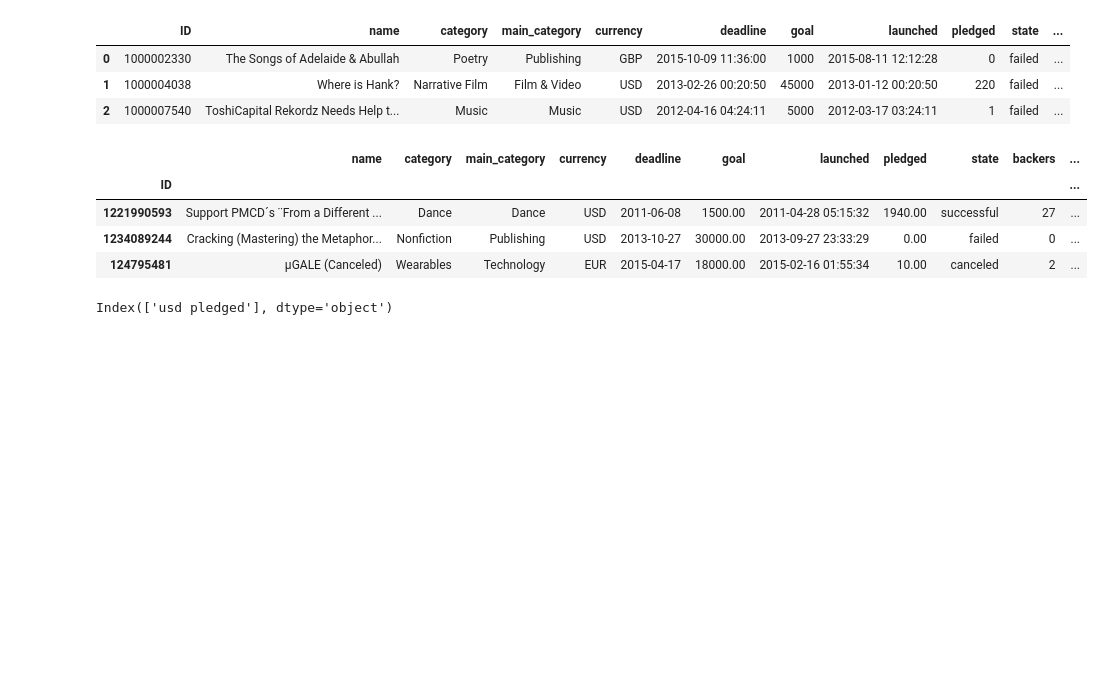
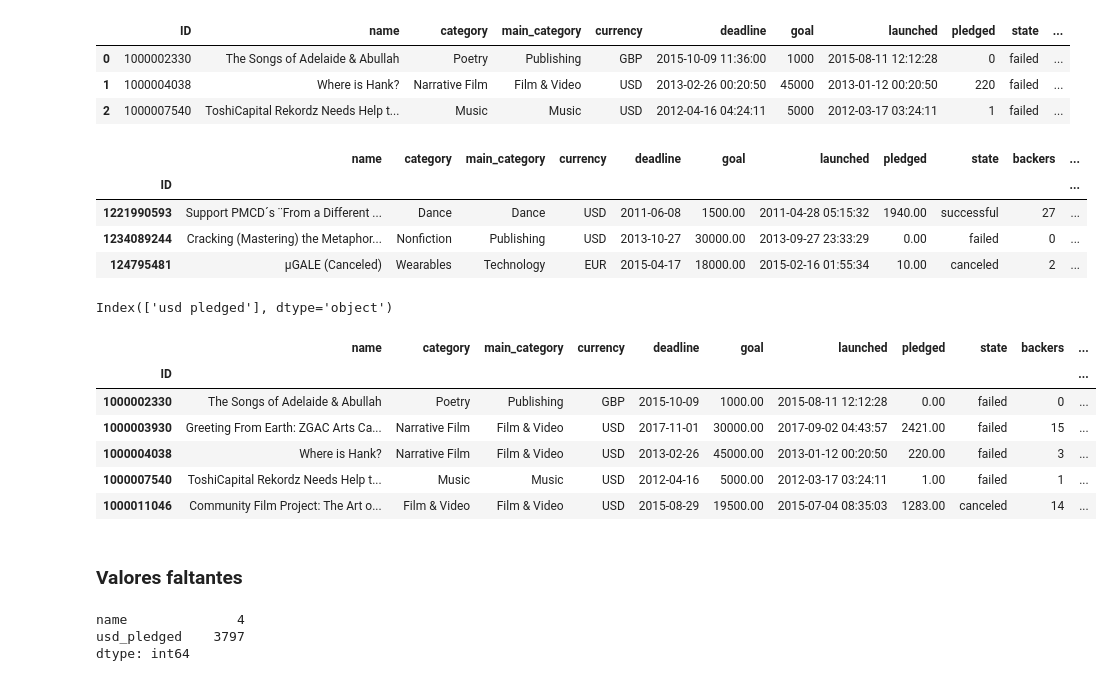
Before and after one commit to avdata99/diplo-datos-TPs-materia-2-analisis-y-curacion, a Jupyter notebook: TP 2 Análisis y curación.ipynb, the cells around one changed output. Cells and saved outputs as stored; diff of their text form; code cells hidden in the pictures; blank space fills up the shorter version.

```diff
--- a/TP 2 Análisis y curación.ipynb
+++ b/TP 2 Análisis y curación.ipynb
@@ -247,6 +247,16 @@ weirs.head(3)
 | 124795481 | µGALE (Canceled) | Wearables | Technology | EUR | 2015-04-17 | 18000.00 | 2015-02-16 01:55:34 | 10.00 | canceled | 2 | ... |
 # %%
 columnas_de_nombres_raros = kickstarter_2018.columns[~kickstarter_2018.columns.str.match(r'^(\w+)$')]
-columnas_de_nombres_raros
+print(columnas_de_nombres_raros)
+# "" arreglar ""
+kickstarter_2018.columns = kickstarter_2018.columns.str.replace(' ', '_')
+kickstarter_2018.head()
 # %% [output]
 Index(['usd pledged'], dtype='object')
+|  | name | category | main_category | currency | deadline | goal | launched | pledged | state | backers | ... |
+| ID |  |  |  |  |  |  |  |  |  |  | ... |
+| 1000002330 | The Songs of Adelaide & Abullah | Poetry | Publishing | GBP | 2015-10-09 | 1000.00 | 2015-08-11 12:12:28 | 0.00 | failed | 0 | ... |
+| 1000003930 | Greeting From Earth: ZGAC Arts Ca... | Narrative Film | Film & Video | USD | 2017-11-01 | 30000.00 | 2017-09-02 04:43:57 | 2421.00 | failed | 15 | ... |
+| 1000004038 | Where is Hank? | Narrative Film | Film & Video | USD | 2013-02-26 | 45000.00 | 2013-01-12 00:20:50 | 220.00 | failed | 3 | ... |
+| 1000007540 | ToshiCapital Rekordz Needs Help t... | Music | Music | USD | 2012-04-16 | 5000.00 | 2012-03-17 03:24:11 | 1.00 | failed | 1 | ... |
+| 1000011046 | Community Film Project: The Art o... | Film & Video | Film & Video | USD | 2015-08-29 | 19500.00 | 2015-07-04 08:35:03 | 1283.00 | canceled | 14 | ... |
@@ -254,0 +263,12 @@ Index(['usd pledged'], dtype='object')
+# %% [markdown]
+### Valores faltantes
+# %%
+# get the number of missing data points per column
+missing_values_count = kickstarter_2018.isnull().sum()
+
+# look at the # of missing points
+missing_values_count[missing_values_count > 0]
+# %% [output]
+name              4
+usd_pledged    3797
+dtype: int64
```
Also changed, not shown: parts of 1 cell of this notebook.
